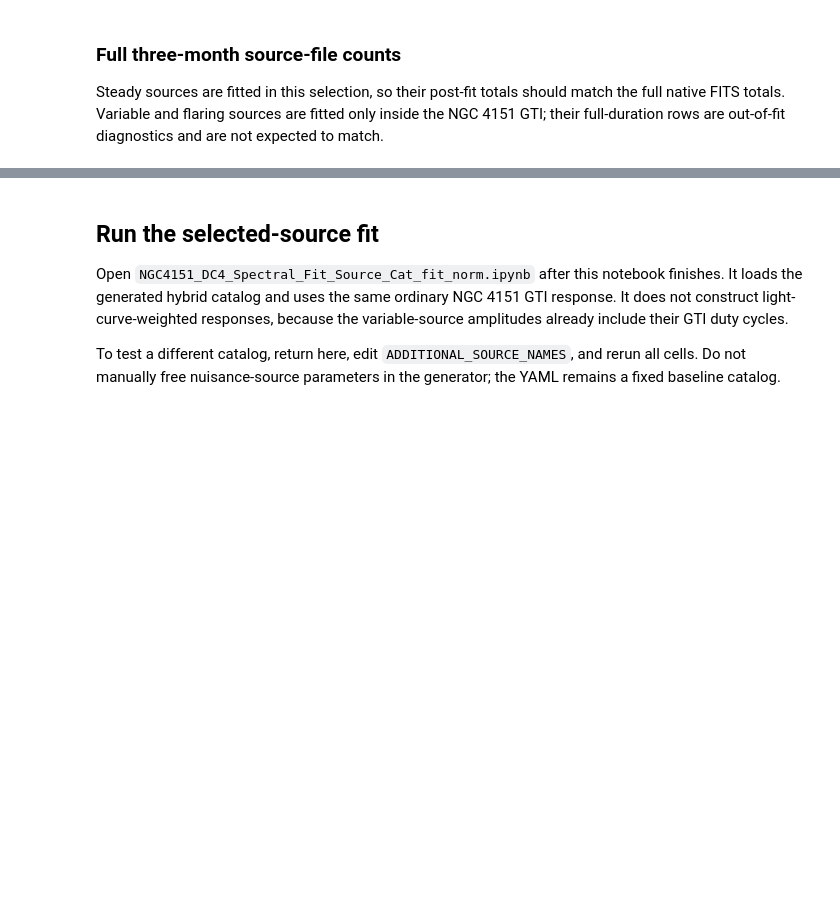
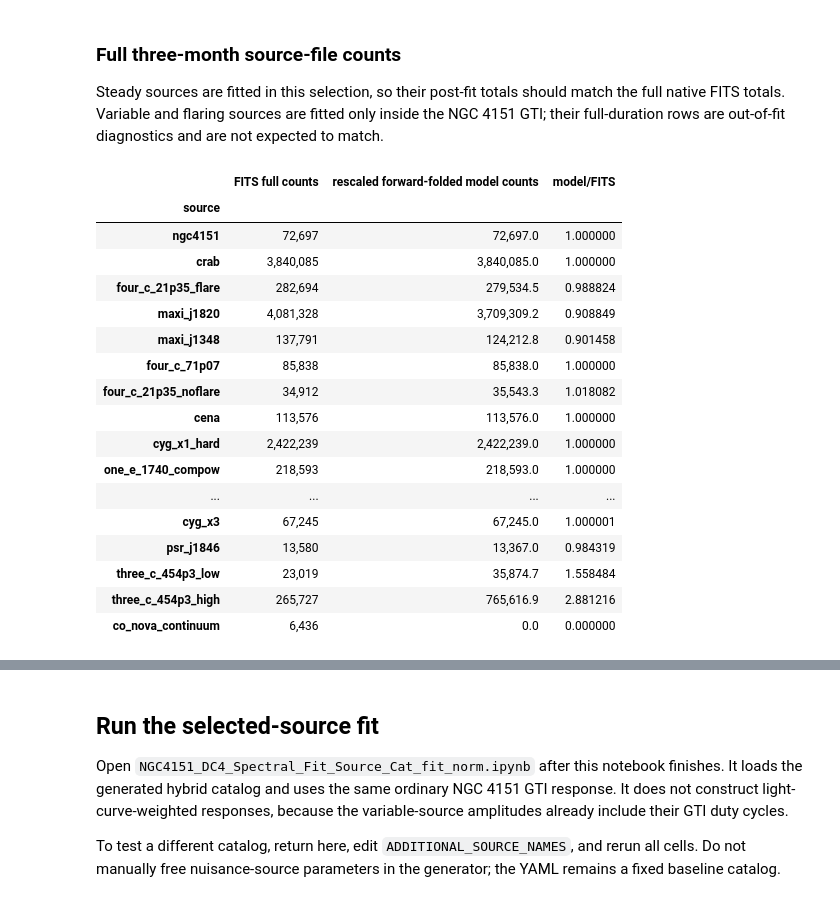
Before and after one commit to parshadkp/cosipy, a Jupyter notebook: docs/tutorials/spectral_fits/continuum_fit/AGN/Source_catalog_generator_comp_fit_norm.ipynb, the cells around one changed output, grey strips where cells are left out. Cells and saved outputs as stored; diff of their text form; code cells hidden in the pictures; blank space fills up the shorter version.

```diff
--- a/docs/tutorials/spectral_fits/continuum_fit/AGN/Source_catalog_generator_comp_fit_norm.ipynb
+++ b/docs/tutorials/spectral_fits/continuum_fit/AGN/Source_catalog_generator_comp_fit_norm.ipynb
@@ -1615,38 +1742,50 @@ are not expected to match.
 # %%
 full_table_rows = []
 for source_name in selected_source_names:
     counts = full_count_comparison[source_name]
     fits_total = counts["fits"].sum()
-    before_total = counts["before"].sum()
-    after_total = counts["after"].sum()
+    fitted_total = counts["fitted"].sum()
     full_table_rows.append(
         {
             "source": source_name,
             "FITS full counts": int(fits_total),
-            "model before": before_total,
-            "before/FITS": (
-                before_total / fits_total if fits_total > 0 else np.nan
-            ),
-            "model after": after_total,
-            "after/FITS": (
-                after_total / fits_total if fits_total > 0 else np.nan
+            "rescaled forward-folded model counts": fitted_total,
+            "model/FITS": (
+                fitted_total / fits_total if fits_total > 0 else np.nan
             ),
         }
     )
 
 full_counts_table = pd.DataFrame(full_table_rows).set_index("source")
 display(
     full_counts_table.style.format(
         {
             "FITS full counts": "{:,.0f}",
-            "model before": "{:,.1f}",
-            "before/FITS": "{:.3f}",
-            "model after": "{:,.1f}",
-            "after/FITS": "{:.3f}",
+            "rescaled forward-folded model counts": "{:,.1f}",
+            "model/FITS": "{:.6f}",
         },
         na_rep="—",
     )
 )
+# %% [output]
+|  | FITS full counts | rescaled forward-folded model counts | model/FITS |
+| source |  |  |  |
+| ngc4151 | 72,697 | 72,697.0 | 1.000000 |
+| crab | 3,840,085 | 3,840,085.0 | 1.000000 |
+| four_c_21p35_flare | 282,694 | 279,534.5 | 0.988824 |
+| maxi_j1820 | 4,081,328 | 3,709,309.2 | 0.908849 |
+| maxi_j1348 | 137,791 | 124,212.8 | 0.901458 |
+| four_c_71p07 | 85,838 | 85,838.0 | 1.000000 |
+| four_c_21p35_noflare | 34,912 | 35,543.3 | 1.018082 |
+| cena | 113,576 | 113,576.0 | 1.000000 |
+| cyg_x1_hard | 2,422,239 | 2,422,239.0 | 1.000000 |
+| one_e_1740_compow | 218,593 | 218,593.0 | 1.000000 |
+| ... | ... | ... | ... |
+| cyg_x3 | 67,245 | 67,245.0 | 1.000001 |
+| psr_j1846 | 13,580 | 13,367.0 | 0.984319 |
+| three_c_454p3_low | 23,019 | 35,874.7 | 1.558484 |
+| three_c_454p3_high | 265,727 | 765,616.9 | 2.881216 |
+| co_nova_continuum | 6,436 | 0.0 | 0.000000 |
 # %%
 source_names = list(count_comparison)
 fits_totals = np.array(
```
Also changed, not shown: parts of 12 cells of this notebook, 26 other files.
